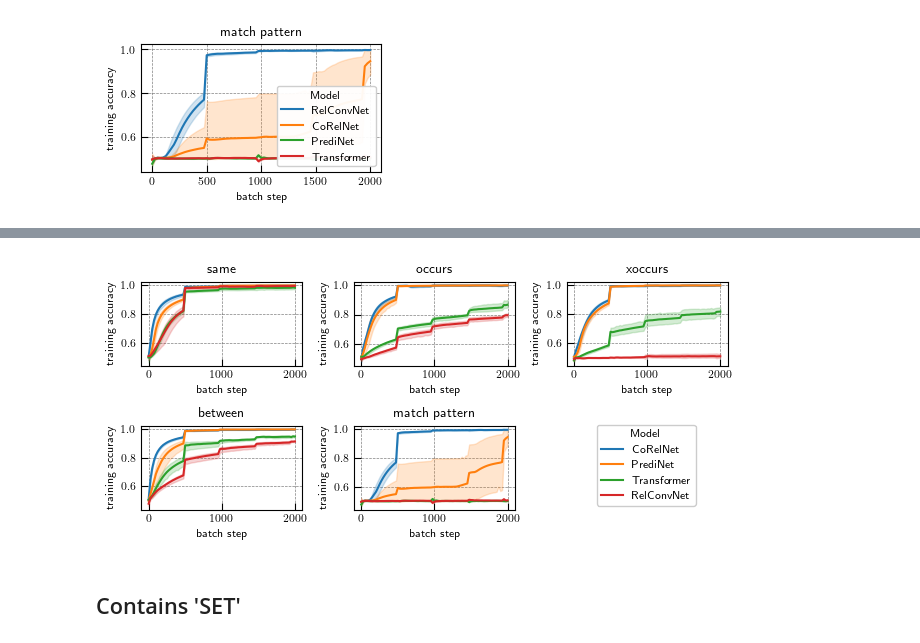
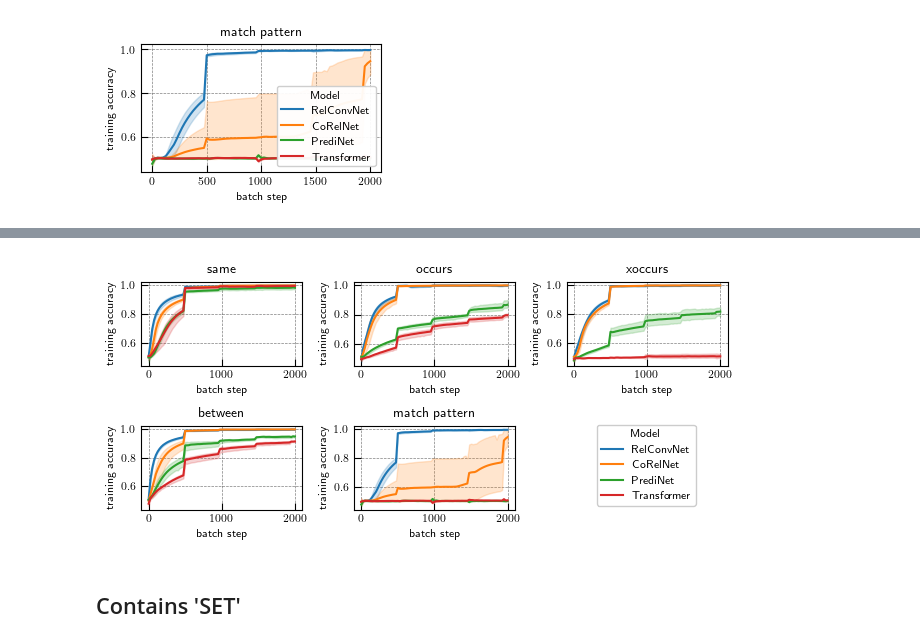
Before and after one commit to Awni00/relational-convolutions, a Jupyter notebook: paper_figures/generate_figures_tables.ipynb, the cells around one changed output, grey strips where cells are left out. Drawn from its saved outputs; the diff is of its cells as text; code cells hidden in the pictures.

Commit message:
fixed legend in training curves plot

```diff
--- a/paper_figures/generate_figures_tables.ipynb
+++ b/paper_figures/generate_figures_tables.ipynb
@@ -405,22 +415,23 @@ for task in tasks:
 # %%
 fig = plt.figure(figsize=(6.5,3))
 
 axes = []
 for i, task in enumerate(tasks):
     task_run_histories = get_task_run_histories(run_histories, task)
     batch_filter = task_run_histories['batch/batch_step'].isin(batch_steps_keep)
     task_run_histories = task_run_histories[batch_filter]
     task_run_histories.rename(columns={'batch/batch_step': 'batch step', 'batch/acc': 'training accuracy'}, inplace=True)
     ax = fig.add_subplot(2, 3, i+1)
     sns.lineplot(task_run_histories, y='training accuracy', x='batch step', hue='Model', estimator='mean', errorbar=('ci', 95), legend=False, ax=ax)
     ax.set_title(task_label_map.get(task, task))
     axes.append(ax)
 
-fig.legend(handles=ax.get_lines(), labels=model_label_map.values(),  loc=(0.775, 0.15), title='Model')
+# NOTE legend labels are hard-coded
+fig.legend(handles=ax.get_lines(), labels=['RelConvNet', 'CoRelNet', 'PrediNet', 'Transformer'],  loc=(0.775, 0.15), title='Model')
 fig.set_tight_layout(True)
 fig.savefig(f'{save_dir}/all_training_curves.pdf')
 # %% [output]
-[figure, old version]
+[figure, new version]
 # %% [markdown]
 ## Contains 'SET'
 # %% [markdown]
```
Also changed, not shown: parts of 1 cell of this notebook.
